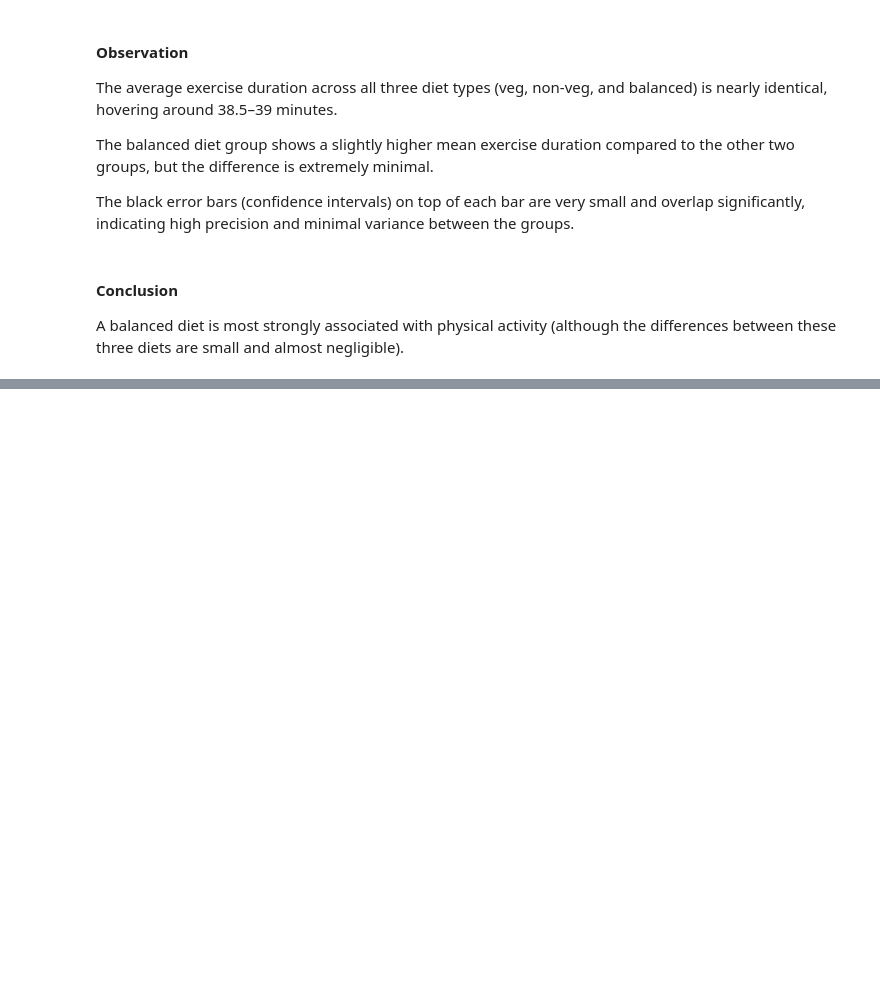
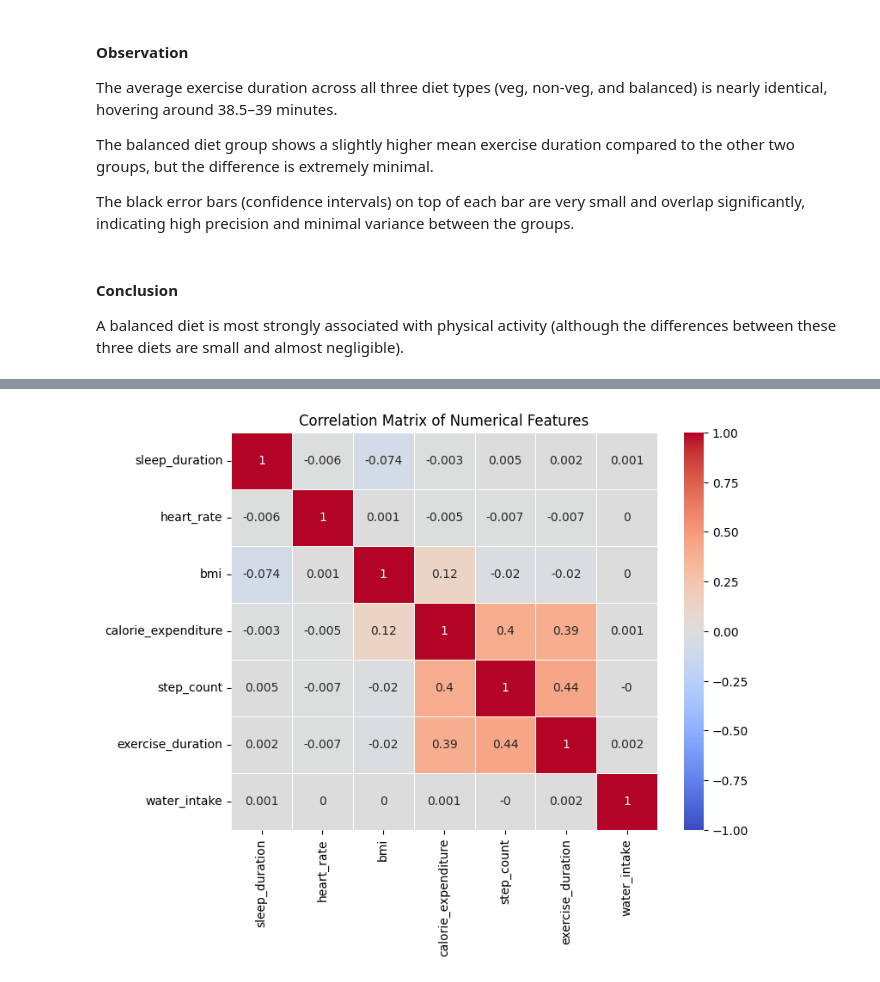
Before and after one commit to ntthach-hub/student-health-risk-prediction, a Jupyter notebook: notebooks/02_Research_Questions.ipynb, the cells around one changed output, grey strips where cells are left out. Drawn from its saved outputs; the diff is of its cells as text; code cells hidden in the pictures; blank space fills up the shorter version.

```diff
--- a/notebooks/02_Research_Questions.ipynb
+++ b/notebooks/02_Research_Questions.ipynb
@@ -275,0 +436,14 @@ A balanced diet is most strongly associated with physical activity (although the
+# %%
+numeric_cols = [
+    "sleep_duration",
+    "heart_rate",
+    "bmi",
+    "calorie_expenditure",
+    "step_count",
+    "exercise_duration",
+    "water_intake"
+]
+
+df_q7 = train[numeric_cols].dropna()
+
+df_q7.head()
@@ -275,0 +458,5 @@ A balanced diet is most strongly associated with physical activity (although the
+# %%
+# Correlation Matrix
+corr = df_q7.corr(numeric_only=True).round(3)
+
+corr
@@ -275,0 +472,18 @@ A balanced diet is most strongly associated with physical activity (although the
+# %%
+# Heatmap
+plt.figure(figsize=(8,6))
+
+sns.heatmap(
+    corr,
+    annot=True,
+    cmap="coolwarm",
+    vmin=-1,
+    vmax=1,
+    linewidths=0.5
+)
+
+plt.title("Correlation Matrix of Numerical Features")
+
+plt.show()
+# %% [output]
+[figure, added]
```
Also changed, not shown: parts of 24 cells of this notebook, 14 other files.
